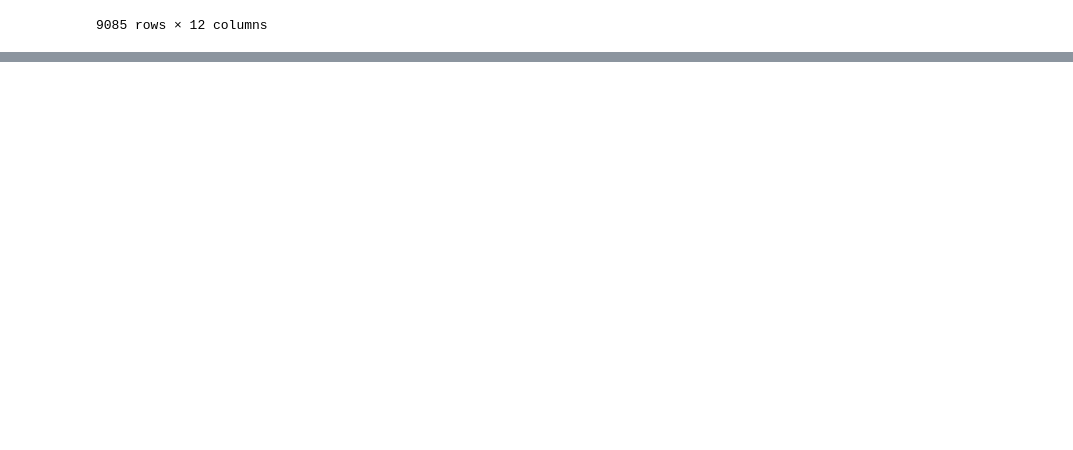
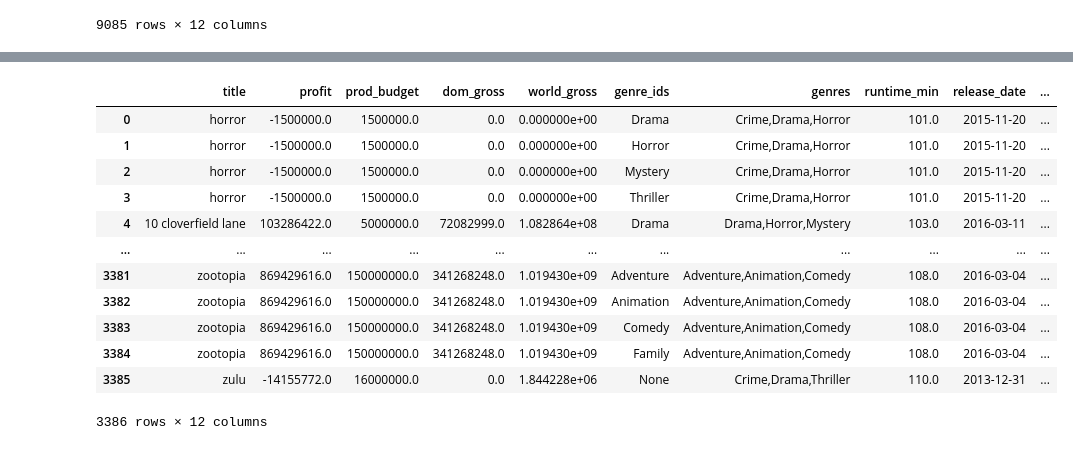
Before and after one commit to JoshuaGottlieb/Microsoft-Movie-Recommendation, a Jupyter notebook: Eggatron-Folder/EDA.ipynb, the cells around one changed output, grey strips where cells are left out. Saved outputs shown, nothing was run; the diff lists cells and outputs as text; code cells hidden in the pictures; blank space fills up the shorter version.

```diff
--- a/Eggatron-Folder/EDA.ipynb
+++ b/Eggatron-Folder/EDA.ipynb
@@ -123,0 +197,17 @@ AttributeError: 'Series' object has no attribute 'genre_ids'
+# %%
+new_df = df.groupby(['title', 'profit', 'prod_budget', 'dom_gross', 'world_gross', 'genre_ids', 'genres', 'runtime_min', 'release_date', 'ROI']).agg(tuple).applymap(list).reset_index()
+new_df
+# %% [output]
+|  | title | profit | prod_budget | dom_gross | world_gross | genre_ids | genres | runtime_min | release_date | ... |
+| 0 | horror | -1500000.0 | 1500000.0 | 0.0 | 0.000000e+00 | Drama | Crime,Drama,Horror | 101.0 | 2015-11-20 | ... |
+| 1 | horror | -1500000.0 | 1500000.0 | 0.0 | 0.000000e+00 | Horror | Crime,Drama,Horror | 101.0 | 2015-11-20 | ... |
+| 2 | horror | -1500000.0 | 1500000.0 | 0.0 | 0.000000e+00 | Mystery | Crime,Drama,Horror | 101.0 | 2015-11-20 | ... |
+| 3 | horror | -1500000.0 | 1500000.0 | 0.0 | 0.000000e+00 | Thriller | Crime,Drama,Horror | 101.0 | 2015-11-20 | ... |
+| 4 | 10 cloverfield lane | 103286422.0 | 5000000.0 | 72082999.0 | 1.082864e+08 | Drama | Drama,Horror,Mystery | 103.0 | 2016-03-11 | ... |
+| ... | ... | ... | ... | ... | ... | ... | ... | ... | ... | ... |
+| 3381 | zootopia | 869429616.0 | 150000000.0 | 341268248.0 | 1.019430e+09 | Adventure | Adventure,Animation,Comedy | 108.0 | 2016-03-04 | ... |
+| 3382 | zootopia | 869429616.0 | 150000000.0 | 341268248.0 | 1.019430e+09 | Animation | Adventure,Animation,Comedy | 108.0 | 2016-03-04 | ... |
+| 3383 | zootopia | 869429616.0 | 150000000.0 | 341268248.0 | 1.019430e+09 | Comedy | Adventure,Animation,Comedy | 108.0 | 2016-03-04 | ... |
+| 3384 | zootopia | 869429616.0 | 150000000.0 | 341268248.0 | 1.019430e+09 | Family | Adventure,Animation,Comedy | 108.0 | 2016-03-04 | ... |
+| 3385 | zulu | -14155772.0 | 16000000.0 | 0.0 | 1.844228e+06 | None | Crime,Drama,Thriller | 110.0 | 2013-12-31 | ... |
+3386 rows × 12 columns
```
Also changed, not shown: parts of 9 cells of this notebook, 1 other file.
